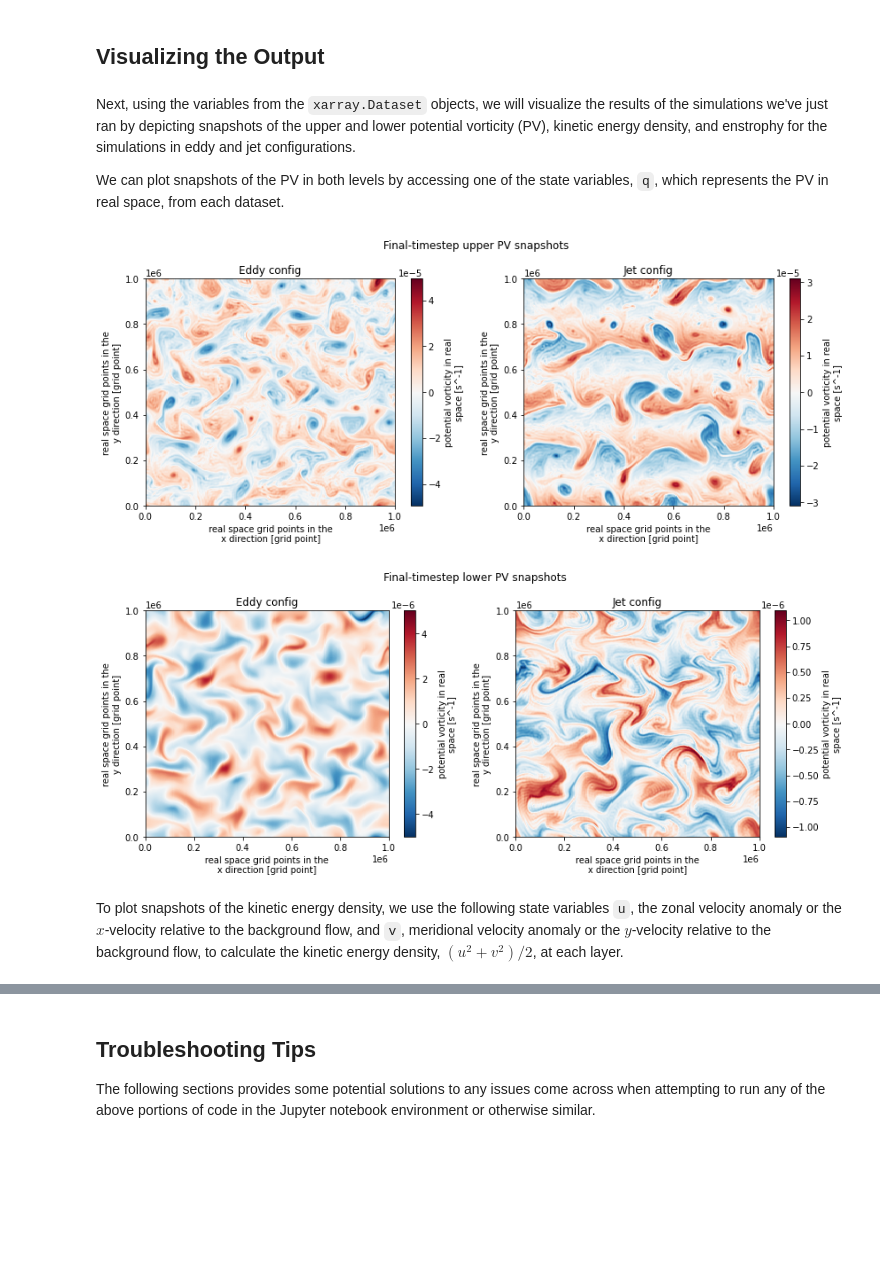
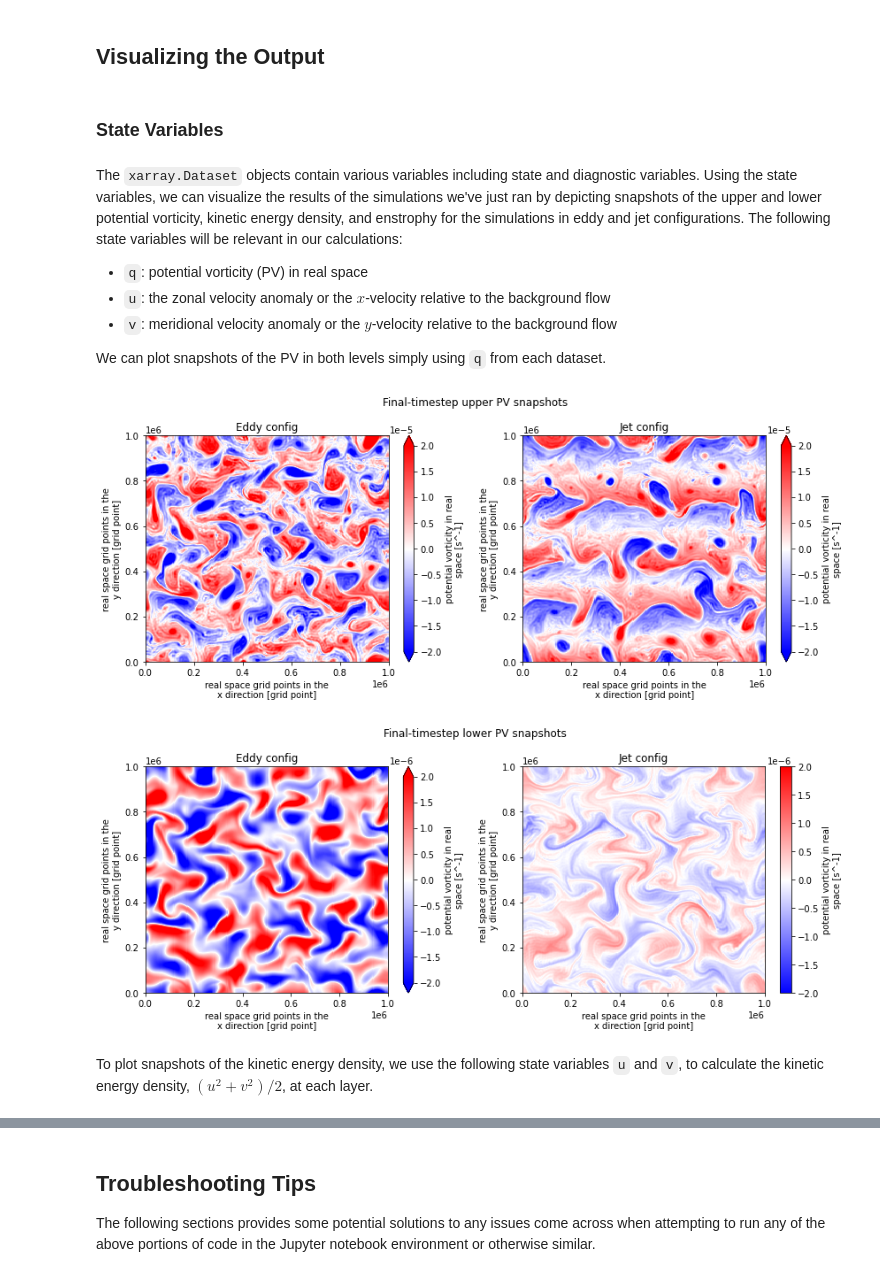
Before and after one commit to m2lines/MLwithQG, a Jupyter notebook: notebooks/Running High Resolution Simulations With pyqg.ipynb, the cells around one changed output, grey strips where cells are left out. Drawn from its saved outputs; the diff is of its cells as text; code cells hidden in the pictures; blank space fills up the shorter version.

```diff
--- a/notebooks/Running High Resolution Simulations With pyqg.ipynb
+++ b/notebooks/Running High Resolution Simulations With pyqg.ipynb
@@ -125,26 +125,32 @@ Data variables: (12/27)
     title:           pyqg: Python Quasigeostrophic Model
 # %% [markdown]
 ## Visualizing the Output
+# %% [markdown]
+### State Variables
 # %% [markdown]
-Next, using the variables from the `xarray.Dataset` objects, we will visualize the results of the simulations we've just ran by depicting snapshots of the upper and lower potential vorticity (PV), kinetic energy density, and enstrophy for the simulations in eddy and jet configurations.
+The `xarray.Dataset` objects contain various variables including state and diagnostic variables. Using the state variables, we can visualize the results of the simulations we've just ran by depicting snapshots of the upper and lower potential vorticity, kinetic energy density, and enstrophy for the simulations in eddy and jet configurations. The following state variables will be relevant in our calculations:
 
-We can plot snapshots of the PV in both levels by accessing one of the state variables, `q`, which represents the PV in real space, from each dataset.
+* `q`: potential vorticity (PV) in real space
+* `u`: the zonal velocity anomaly or the $x$-velocity relative to the background flow
+* `v`: meridional velocity anomaly or the $y$-velocity relative to the background flow
+
+We can plot snapshots of the PV in both levels simply using `q` from each dataset.
 # %%
 plt.figure(figsize=(12,5)).suptitle("Final-timestep upper PV snapshots")
-plt.subplot(121); eddy_high_res.q.isel(lev=0, time=-1).plot(); plt.title("Eddy config")
-plt.subplot(122);  jet_high_res.q.isel(lev=0, time=-1).plot(); plt.title( "Jet config")
+plt.subplot(121); eddy_high_res.q.isel(lev=0, time=-1).plot(vmin=-2e-5, vmax=2e-5, cmap='bwr'); plt.title("Eddy config")
+plt.subplot(122);  jet_high_res.q.isel(lev=0, time=-1).plot(vmin=-2e-5, vmax=2e-5, cmap='bwr'); plt.title( "Jet config")
 plt.tight_layout()
 # %% [output]
-[figure, old version]
+[figure, new version]
 # %%
 plt.figure(figsize=(12,5)).suptitle("Final-timestep lower PV snapshots")
-plt.subplot(121); eddy_high_res.q.isel(lev=1, time=-1).plot(); plt.title("Eddy config")
-plt.subplot(122);  jet_high_res.q.isel(lev=1, time=-1).plot(); plt.title( "Jet config")
+plt.subplot(121); eddy_high_res.q.isel(lev=1, time=-1).plot(vmin=-2e-6, vmax=2e-6, cmap='bwr'); plt.title("Eddy config")
+plt.subplot(122);  jet_high_res.q.isel(lev=1, time=-1).plot(vmin=-2e-6, vmax=2e-6, cmap='bwr'); plt.title( "Jet config")
 plt.tight_layout()
 # %% [output]
-[figure, old version]
+[figure, new version]
 # %% [markdown]
-To plot snapshots of the kinetic energy density, we use the following state variables `u`, the zonal velocity anomaly or the $x$-velocity relative to the background flow, and `v`, meridional velocity anomaly or the $y$-velocity relative to the background flow, to calculate the kinetic energy density, $(u^2 + v^2) / 2$, at each layer.
+To plot snapshots of the kinetic energy density, we use the following state variables `u` and `v`, to calculate the kinetic energy density, $(u^2 + v^2) / 2$, at each layer.
 # %%
 eddy_ke_density = ((eddy_high_res.u * eddy_high_res.u) + (eddy_high_res.v * eddy_high_res.v)) / 2
 jet_ke_density = ((jet_high_res.u * jet_high_res.u) + (jet_high_res.v * jet_high_res.v)) / 2
```
Also changed, not shown: parts of 12 cells of this notebook.
